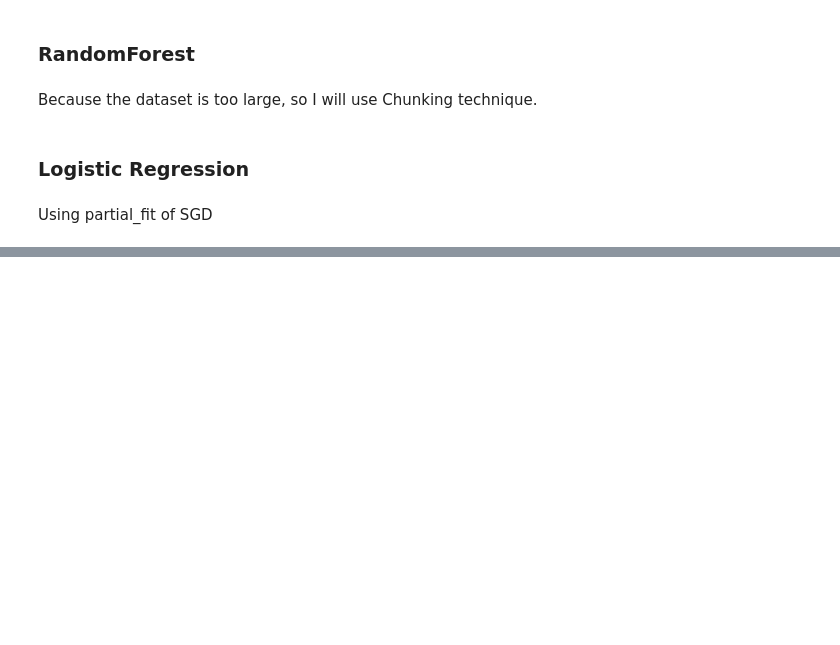
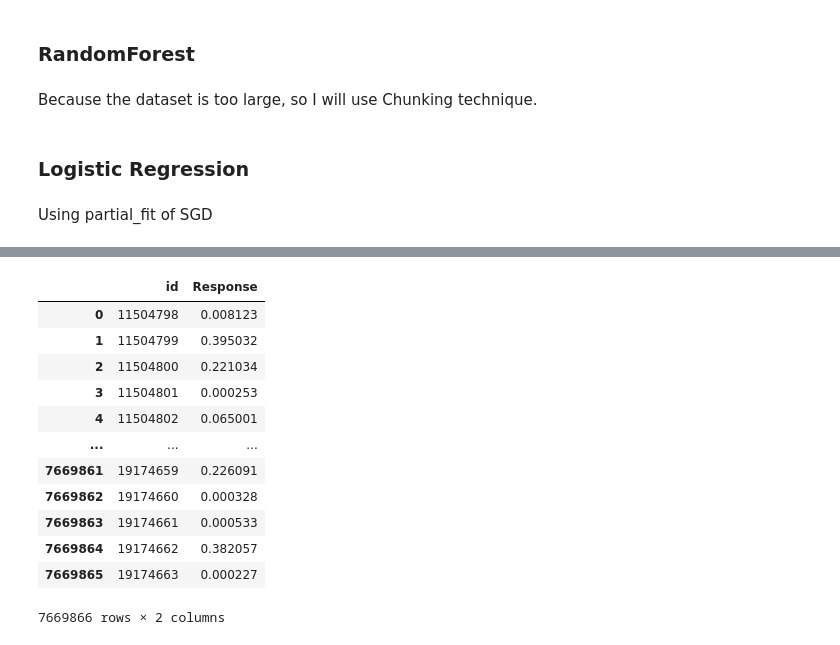
Before and after one commit to BFCmath/InsuranceCrossSelling_Kaggle, a Jupyter notebook: kaggle_run.ipynb, the cells around one changed output, grey strips where cells are left out. Drawn from its saved outputs; the diff is of its cells as text; code cells hidden in the pictures; blank space fills up the shorter version.

Commit message:
add xgb no fine tune submission

```diff
--- a/kaggle_run.ipynb
+++ b/kaggle_run.ipynb
@@ -441,9 +542,10 @@ for fold, (train_idx, valid_idx) in enumerate(skf.split(X_train, y_train)):
     y_test_pred_proba = bst.predict(dtest)
     submission = test[['id']]
     submission['Response'] = y_test_pred_proba
-    submission.to_csv(f'submission_{Fold}.csv', index=False)
+    submission.to_csv(f'submission_{fold}.csv', index=False)
     del submission
     del y_test_pred_proba
+    del bst
 
 
 
@@ -450,0 +571,8 @@ print(f'\nOverall AUC: {np.mean(aucs):.5f} +/- {np.std(aucs):.5f}')
+# %%
+submissions = []
+for i in range(0,5):
+    submission = pd.read_csv(f"{PREFIX_OUTPUT}/submission_{i}.csv")
+    submissions.append(submission["Response"])
+# %%
+final_submission = test[['id']]
+final_submission['Response'] = np.mean(submissions, axis=0)
@@ -450,0 +581,16 @@ print(f'\nOverall AUC: {np.mean(aucs):.5f} +/- {np.std(aucs):.5f}')
+# %%
+final_submission
+# %% [output]
+|  | id | Response |
+| 0 | 11504798 | 0.008123 |
+| 1 | 11504799 | 0.395032 |
+| 2 | 11504800 | 0.221034 |
+| 3 | 11504801 | 0.000253 |
+| 4 | 11504802 | 0.065001 |
+| ... | ... | ... |
+| 7669861 | 19174659 | 0.226091 |
+| 7669862 | 19174660 | 0.000328 |
+| 7669863 | 19174661 | 0.000533 |
+| 7669864 | 19174662 | 0.382057 |
+| 7669865 | 19174663 | 0.000227 |
+7669866 rows × 2 columns
```
Also changed, not shown: parts of 13 cells of this notebook.
